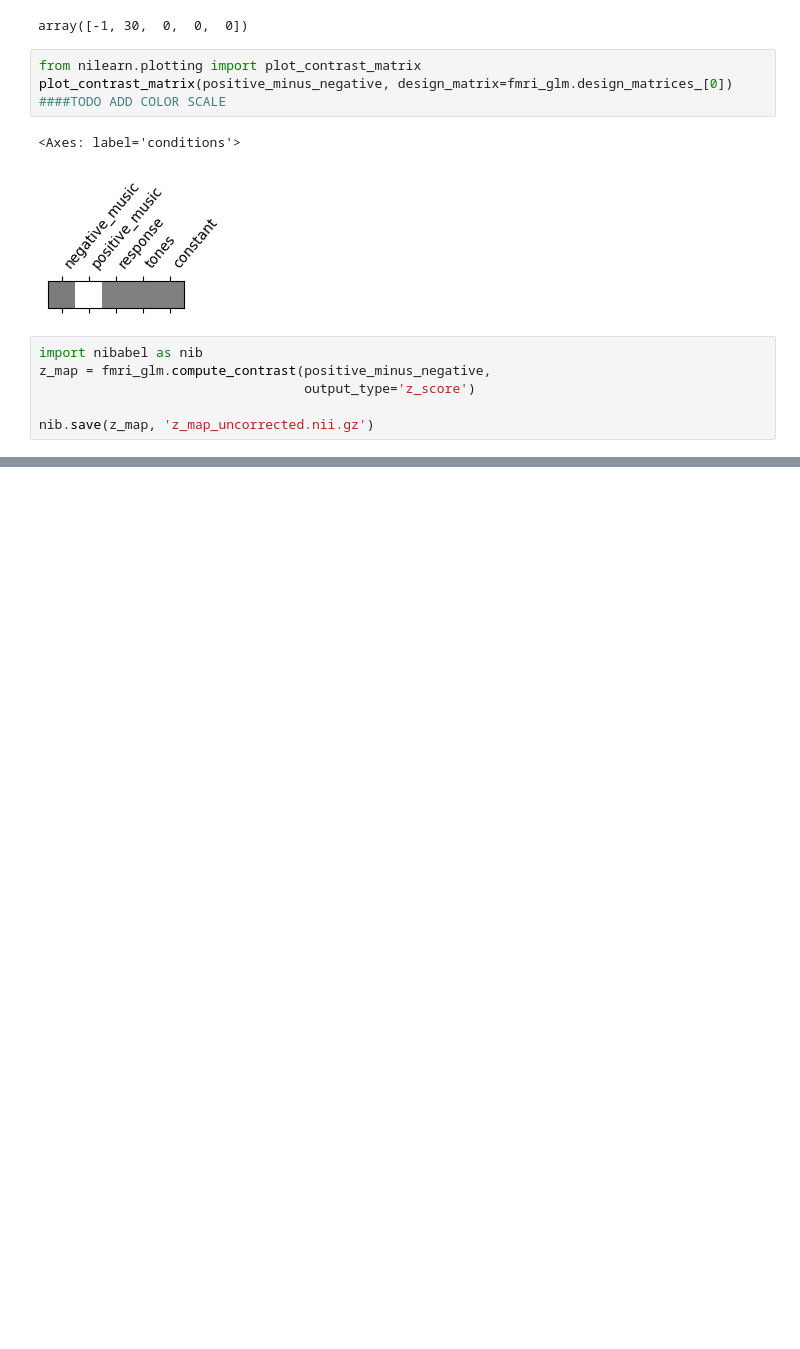
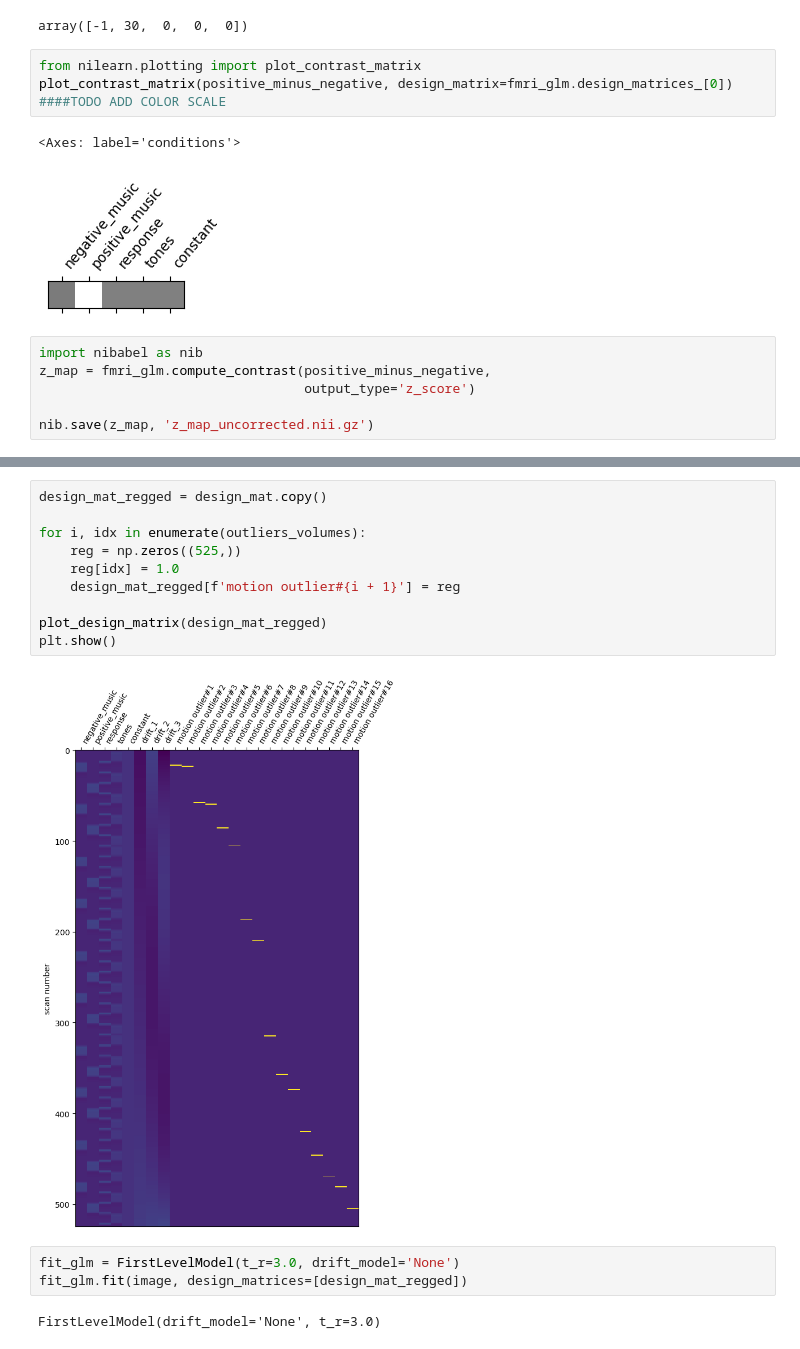
Before and after one commit to maverest/NSSP_Project_1, a Jupyter notebook: NSSP_mini_project1.ipynb, the cells around one changed output, grey strips where cells are left out. Saved outputs shown, nothing was run; the diff lists cells and outputs as text; blank space fills up the shorter version.

```diff
--- a/NSSP_mini_project1.ipynb
+++ b/NSSP_mini_project1.ipynb
@@ -400,0 +510,17 @@ plt.show()
+# %%
+design_mat_regged = design_mat.copy()
+
+for i, idx in enumerate(outliers_volumes):
+    reg = np.zeros((525,))
+    reg[idx] = 1.0
+    design_mat_regged[f'motion outlier#{i + 1}'] = reg
+
+plot_design_matrix(design_mat_regged)
+plt.show()
+# %% [output]
+[figure, added]
+# %%
+fit_glm = FirstLevelModel(t_r=3.0, drift_model='None')
+fit_glm.fit(image, design_matrices=[design_mat_regged])
+# %% [output]
+FirstLevelModel(drift_model='None', t_r=3.0)
```
Also changed, not shown: parts of 25 cells of this notebook.
